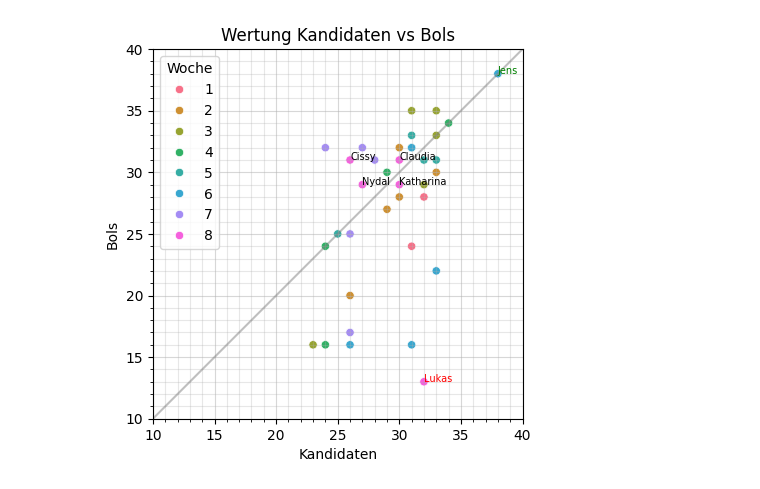
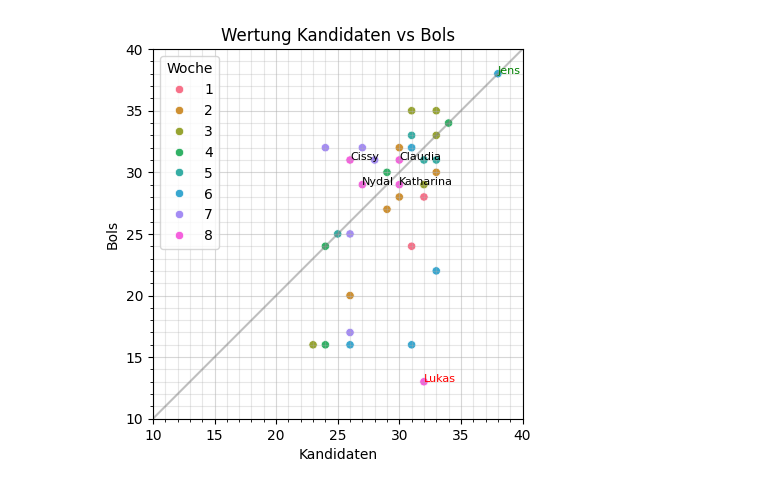
Before and after one commit to whiskyheat/ddd-dpd, a Jupyter notebook: notebooks/01-ddd-vs-dpd.ipynb, the cells around one changed output. Cells and saved outputs as stored; diff of their text form; code cells hidden in the pictures.

Commit message:
updated graphic

```diff
--- a/notebooks/01-ddd-vs-dpd.ipynb
+++ b/notebooks/01-ddd-vs-dpd.ipynb
@@ -21,6 +21,8 @@ def plot_ddd_vs_dpd(data, axis_min=None, axis_max=40, major_ticks_step=5, minor_
 
     if axis_min is None:
         axis_min = 10
+
+    colors = ['0.4'  for _ in range(len(df)-6)] + ['r' for _ in range(5)]
 
     g = sns.scatterplot(data=df, x="Gesamtbewertung", y="Bolwertung", hue="WochenID", palette=sns.color_palette("husl", last_week))
 
@@ -60,11 +62,11 @@ def plot_ddd_vs_dpd(data, axis_min=None, axis_max=40, major_ticks_step=5, minor_
 
         # perfektes dinner
         if row["Gesamtbewertung"] >= 35 and row["Bolwertung"] >= 35:
-            g.annotate(row["Person"], (row["Gesamtbewertung"], row["Bolwertung"]), size=7, color="g")
+            g.annotate(row["Person"], (row["Gesamtbewertung"], row["Bolwertung"]), size=8, color="g")
 
         # katastrophen dinner
         if row["Gesamtbewertung"] <= 15 or row["Bolwertung"] <= 15:
-            g.annotate(row["Person"], (row["Gesamtbewertung"], row["Bolwertung"]), size=7, color="r")
+            g.annotate(row["Person"], (row["Gesamtbewertung"], row["Bolwertung"]), size=8, color="r")
 
 
         # high difference in rating
@@ -73,14 +75,17 @@ def plot_ddd_vs_dpd(data, axis_min=None, axis_max=40, major_ticks_step=5, minor_
 
         # current week
         elif row["WochenID"] == last_week: #or row["WochenID"] == pre_last_week:
-            g.annotate(row["Person"], (row["Gesamtbewertung"], row["Bolwertung"]), size=7)
+            g.annotate(row["Person"], (row["Gesamtbewertung"], row["Bolwertung"]), size=8)
 
     #g.grid(False)
+    #person = df[df["Person"]=="Lukas"]
+    #erkl = f"Punkte von den Kandidaten: {person["Gesamtbewertung"].item()}\n Punkte von den Bols: {person["Bolwertung"].item()}"
+    #g.text(30, 15, erkl)
 
     return g
 # %%
 plot = plot_ddd_vs_dpd(df, axis_min=None)
 
-#plot.get_figure().savefig("out.png", dpi=200)
+plot.get_figure().savefig("out.png", dpi=200)
 # %% [output]
-[figure, old version]
+[figure, new version]
```
